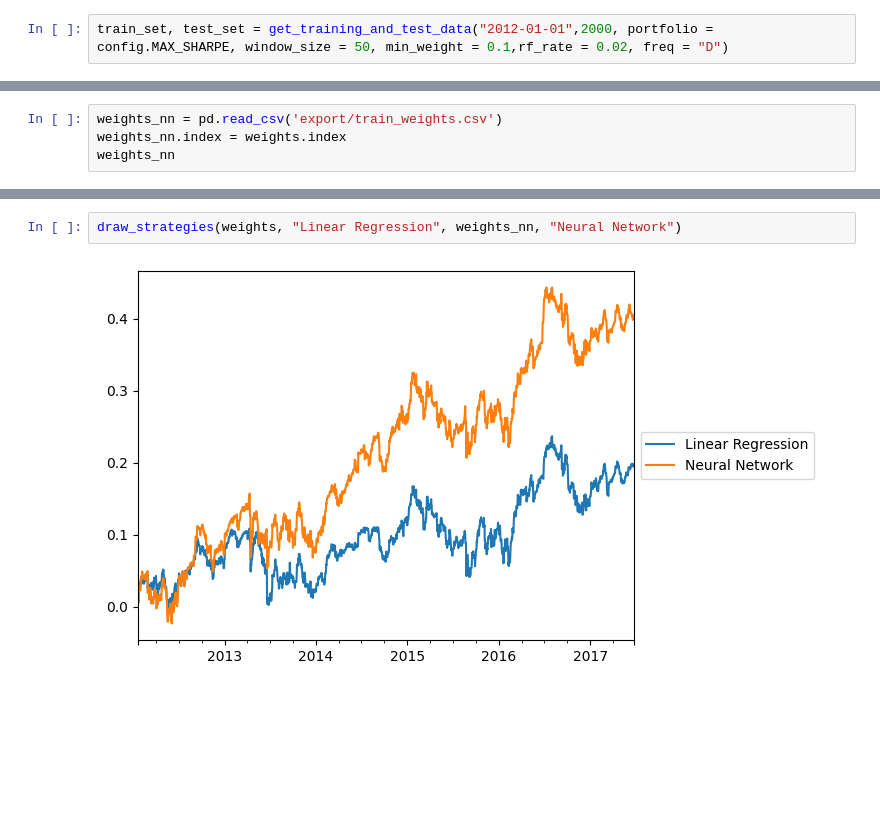
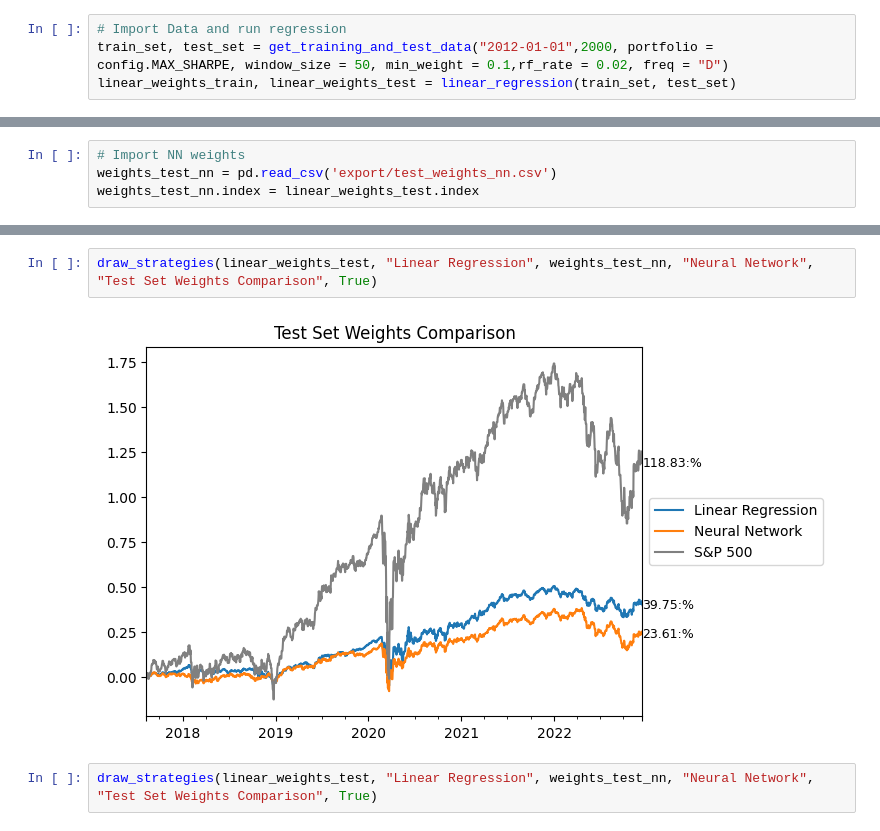
Before and after one commit to ennservalentin/taa_wu_bac, a Jupyter notebook: 05_linear_regressions.ipynb, the cells around one changed output, grey strips where cells are left out. Saved outputs shown, nothing was run; the diff lists cells and outputs as text; blank space fills up the shorter version.

```diff
--- a/05_linear_regressions.ipynb
+++ b/05_linear_regressions.ipynb
@@ -7,2 +11,4 @@ import pandas as pd
 # %%
+# Import Data and run regression
 train_set, test_set = get_training_and_test_data("2012-01-01",2000, portfolio = config.MAX_SHARPE, window_size = 50, min_weight = 0.1,rf_rate = 0.02, freq = "D")
+linear_weights_train, linear_weights_test = linear_regression(train_set, test_set)
@@ -74,4 +18,4 @@ weights
 # %%
-weights_nn = pd.read_csv('export/train_weights.csv')
-weights_nn.index = weights.index
-weights_nn
+# Import NN weights
+weights_test_nn = pd.read_csv('export/test_weights_nn.csv')
+weights_test_nn.index = linear_weights_test.index
@@ -92,4 +26,6 @@ weights_nn
 # %%
-draw_strategies(weights, "Linear Regression", weights_nn, "Neural Network")
+draw_strategies(linear_weights_test, "Linear Regression", weights_test_nn, "Neural Network", "Test Set Weights Comparison", True)
 # %% [output]
-[figure, old version]
+[figure, new version]
+# %%
+draw_strategies(linear_weights_test, "Linear Regression", weights_test_nn, "Neural Network", "Test Set Weights Comparison", True)
```
Also changed, not shown: parts of 11 cells of this notebook, 6 other files.
